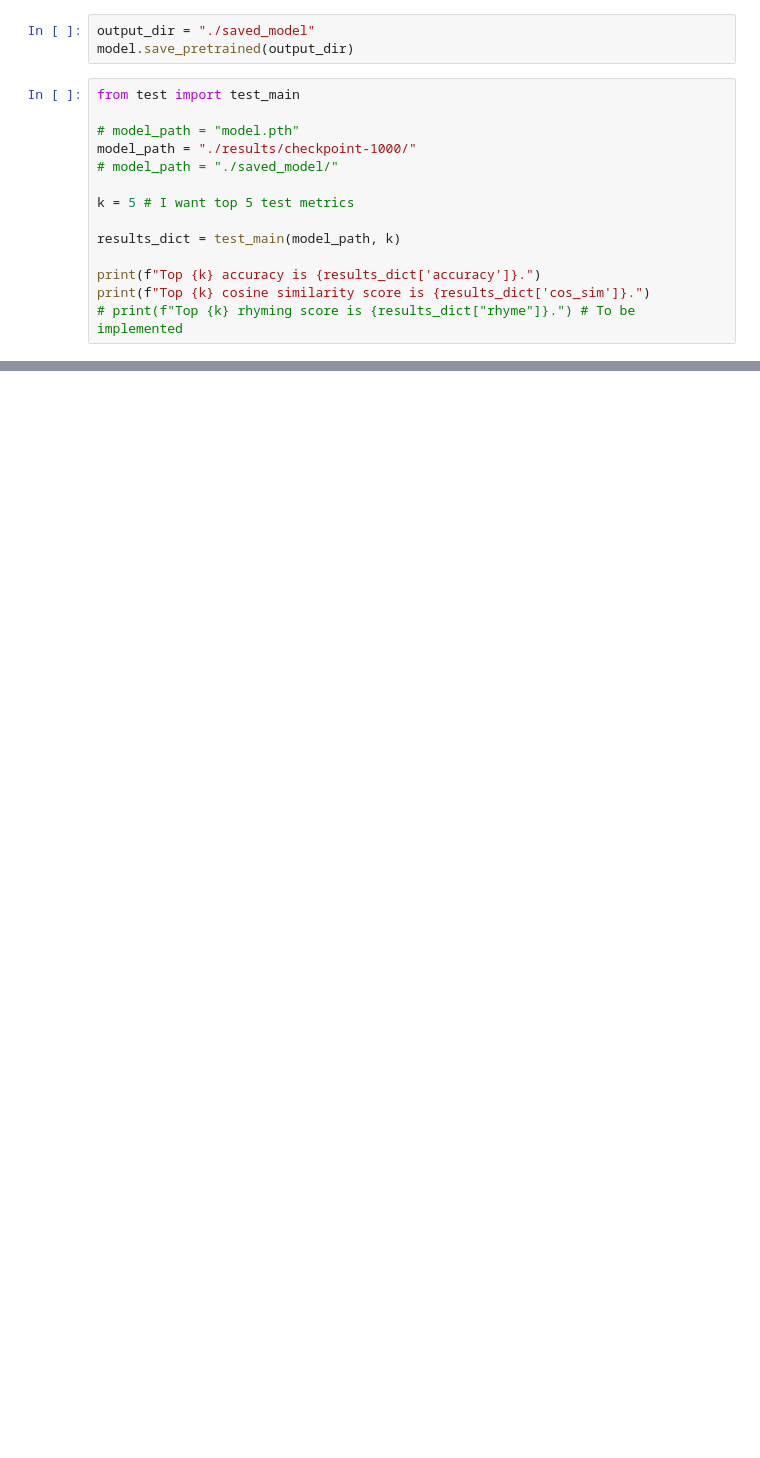
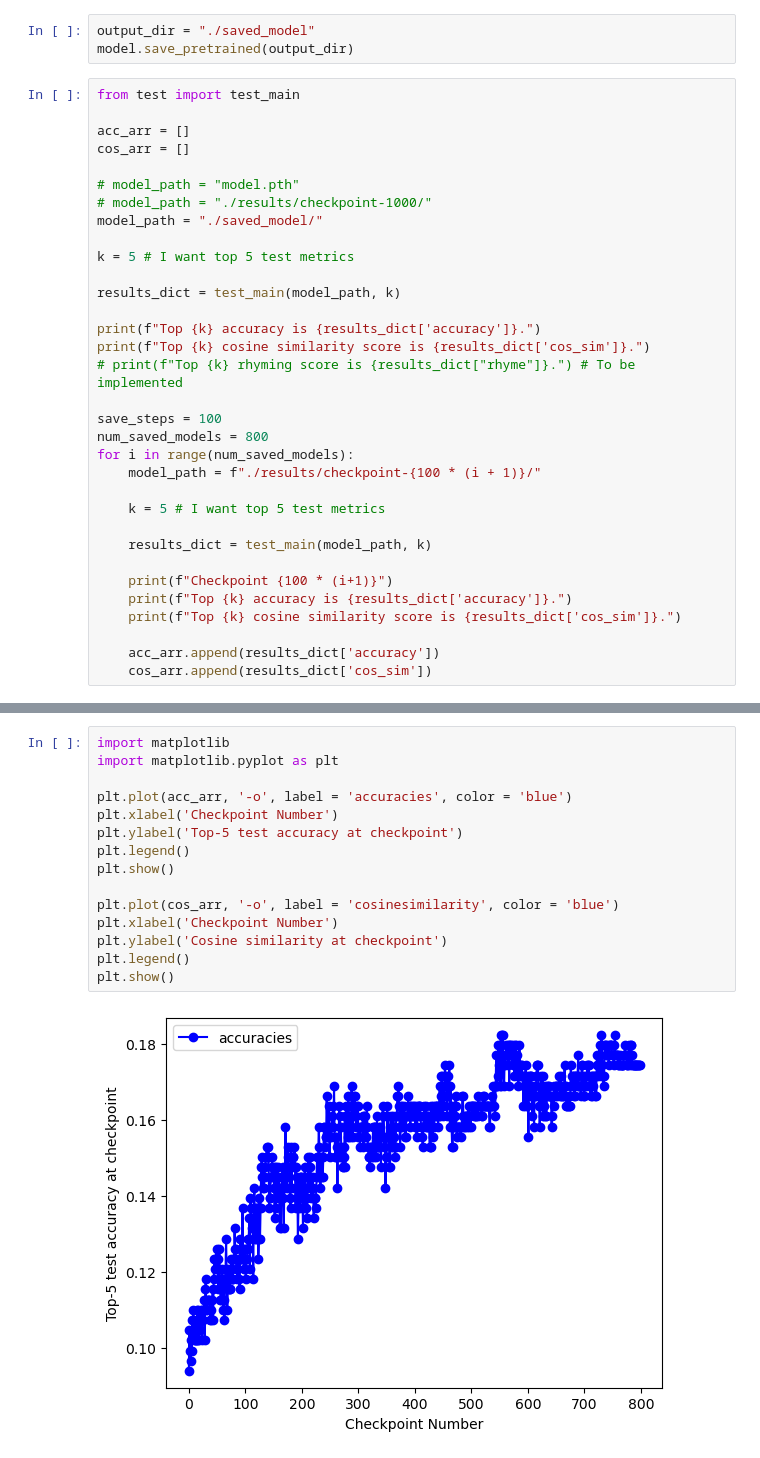
Before and after one commit to liangshaobo2001/ShakesBERT, a Jupyter notebook: train_example.ipynb, the cells around one changed output, grey strips where cells are left out. Saved outputs shown, nothing was run; the diff lists cells and outputs as text; blank space fills up the shorter version.

```diff
--- a/train_example.ipynb
+++ b/train_example.ipynb
@@ -145,9 +105,12 @@ model.save_pretrained(output_dir)
 # %%
 from test import test_main
 
+acc_arr = []
+cos_arr = []
+
 # model_path = "model.pth"
-model_path = "./results/checkpoint-1000/"
-# model_path = "./saved_model/"
+# model_path = "./results/checkpoint-1000/"
+model_path = "./saved_model/"
 
 k = 5 # I want top 5 test metrics
 
@@ -156,4 +119,20 @@ results_dict = test_main(model_path, k)
 print(f"Top {k} accuracy is {results_dict['accuracy']}.")
 print(f"Top {k} cosine similarity score is {results_dict['cos_sim']}.")
 # print(f"Top {k} rhyming score is {results_dict["rhyme"]}.") # To be implemented
+
+save_steps = 100
+num_saved_models = 800
+for i in range(num_saved_models):
+    model_path = f"./results/checkpoint-{100 * (i + 1)}/"
+
+    k = 5 # I want top 5 test metrics
+
+    results_dict = test_main(model_path, k)
+
+    print(f"Checkpoint {100 * (i+1)}")
+    print(f"Top {k} accuracy is {results_dict['accuracy']}.")
+    print(f"Top {k} cosine similarity score is {results_dict['cos_sim']}.")
+
+    acc_arr.append(results_dict['accuracy'])
+    cos_arr.append(results_dict['cos_sim'])
 # %% [output]
@@ -161,0 +160,17 @@ Top 5 cosine similarity score is 0.42201218008995056.
+# %%
+import matplotlib
+import matplotlib.pyplot as plt
+
+plt.plot(acc_arr, '-o', label = 'accuracies', color = 'blue')
+plt.xlabel('Checkpoint Number')
+plt.ylabel('Top-5 test accuracy at checkpoint')
+plt.legend()
+plt.show()
+
+plt.plot(cos_arr, '-o', label = 'cosinesimilarity', color = 'blue')
+plt.xlabel('Checkpoint Number')
+plt.ylabel('Cosine similarity at checkpoint')
+plt.legend()
+plt.show()
+# %% [output]
+[figure, added]
```
Also changed, not shown: parts of 5 cells of this notebook, 4 other files.
